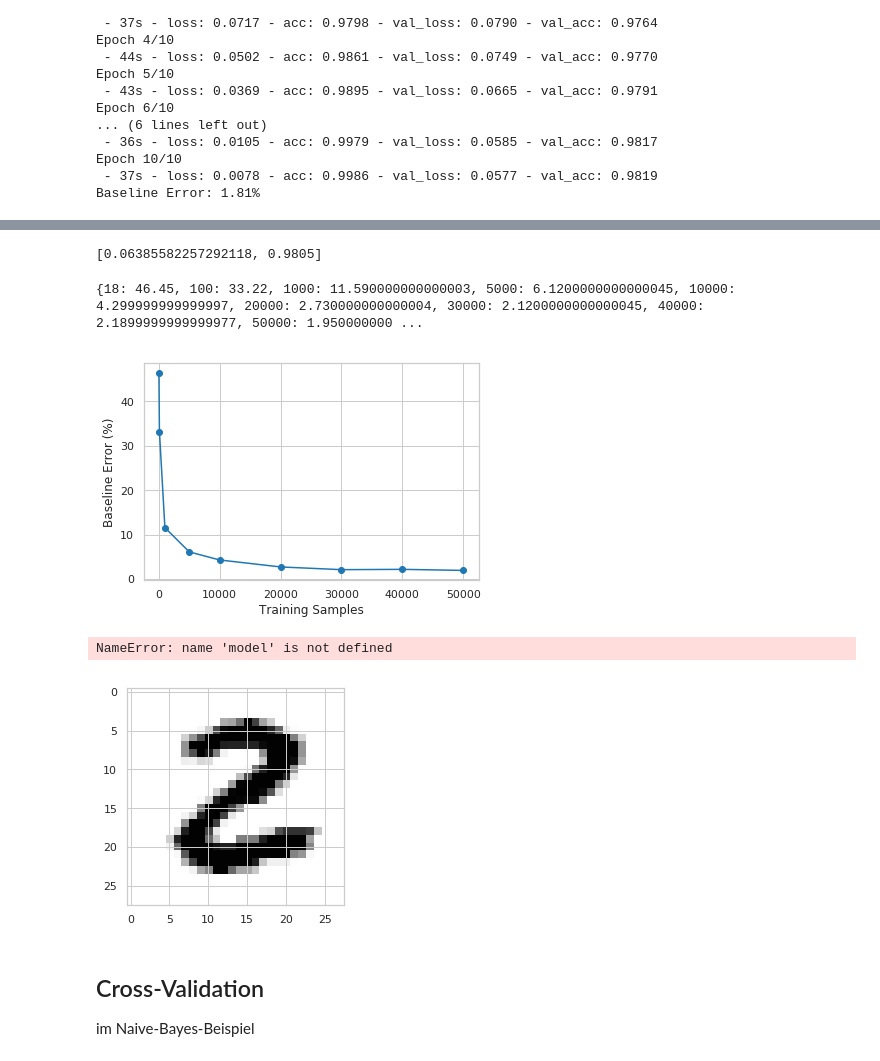
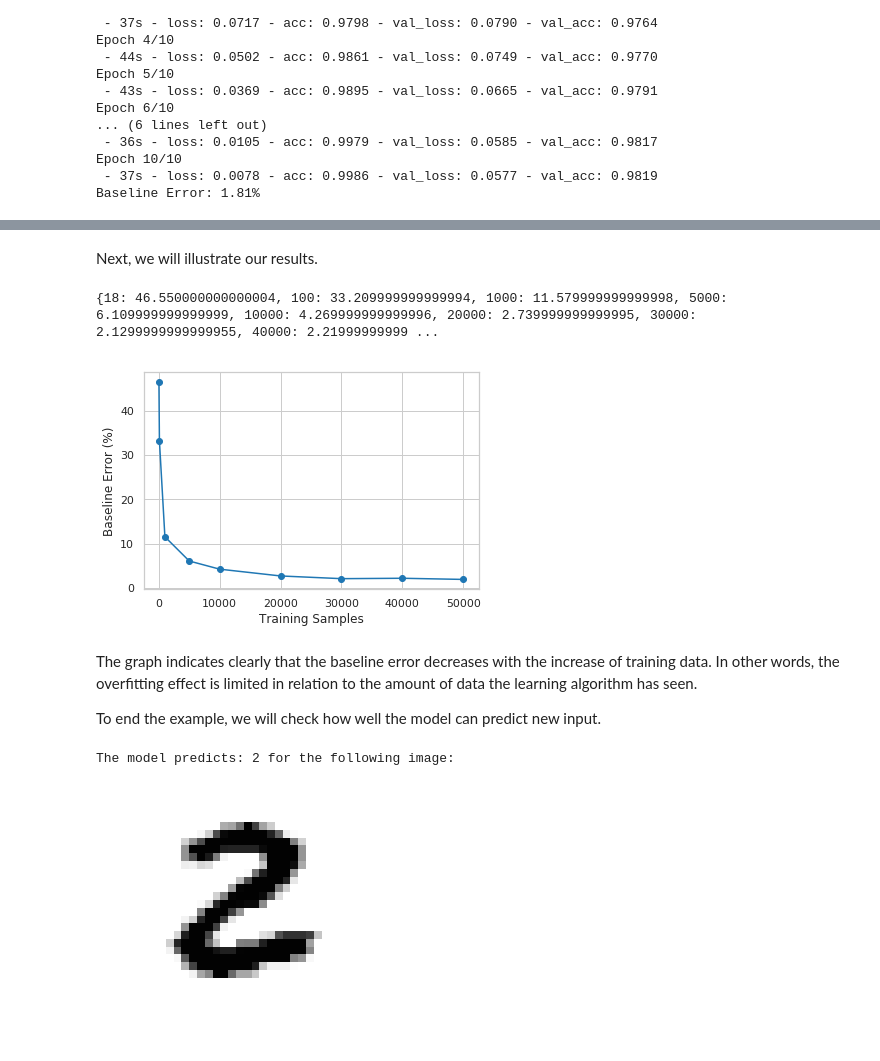
Before and after one commit to elektrobohemian/courses, a Jupyter notebook: EvaluationMachineLearning.ipynb, the cells around one changed output, grey strips where cells are left out. Drawn from its saved outputs; the diff is of its cells as text; code cells hidden in the pictures.

```diff
--- a/EvaluationMachineLearning.ipynb
+++ b/EvaluationMachineLearning.ipynb
@@ -190,7 +206,5 @@ Baseline Error: 1.95%
-# %%
-print(scores)
-# %% [output]
-[0.06385582257292118, 0.9805]
+# %% [markdown]
+Next, we will illustrate our results.
 # %%
 print(errorPerStep)
 x=[]
@@ -198,36 +212,36 @@ y=[]
 for e in errorPerStep:
     x.append(e)
     y.append(errorPerStep[e])
+
+plt.xlabel("Training Samples")
+plt.ylabel("Baseline Error (%)")
+plt.plot(x,y,'o-')
+plt.savefig("test.pdf",format="pdf")
 # %% [output]
-{18: 46.45, 100: 33.22, 1000: 11.590000000000003, 5000: 6.1200000000000045, 10000: 4.299999999999997, 20000: 2.730000000000004, 30000: 2.1200000000000045, 40000: 2.1899999999999977, 50000: 1.950000000 ...
+{18: 46.550000000000004, 100: 33.209999999999994, 1000: 11.579999999999998, 5000: 6.109999999999999, 10000: 4.269999999999996, 20000: 2.739999999999995, 30000: 2.1299999999999955, 40000: 2.21999999999 ...
+[figure, added]
-# %%
-plt.xlabel("Training Samples")
-plt.ylabel("Baseline Error (%)")
-plt.plot(x,y,'o-')
-plt.savefig("test.pdf",format="pdf")
-# %% [output]
-[figure, removed]
+# %% [markdown]
+The graph indicates clearly that the baseline error decreases with the increase of training data. In other words, the overfitting effect is limited in relation to the amount of data the learning algorithm has seen.
+
+To end the example, we will check how well the model can predict new input.
 # %%
 (X_train, y_train), (X_test, y_test) = mnist.load_data()
 
-#print(X_train.shape)
+# choose a random sample as our test image
 test_im = X_train[25]
-#print(test_im.shape)
+# display the image
 plt.imshow(test_im.reshape(28,28)*-1, cmap=plt.get_cmap('gray'), interpolation='none')
+plt.axis('off')
 
 num_pixels = X_train.shape[1] * X_train.shape[2]
 # as we are dealing with only one image, we have to restrict the array to a 1D * 784
 test_im = test_im.reshape(1, num_pixels).astype('float32')
-#test_im = test_im.reshape(test_im.shape[0], 1).astype('float32')
 
-
+# let the model predict the image
 r=model.predict(test_im)
 
-itemindex = numpy.where(r[0]==1)
-print("The model predicts: %i"%itemindex[0])
+itemindex = np.where(r[0]==1)
+print("The model predicts: %i for the following image:"%itemindex[0])
 # %% [output]
-NameError: name 'model' is not defined
+The model predicts: 2 for the following image:
-[figure, old version]
+[figure, new version]
-# %% [markdown]
-## Cross-Validation
-im Naive-Bayes-Beispiel
```
Also changed, not shown: parts of 16 cells of this notebook, 3 other files.
